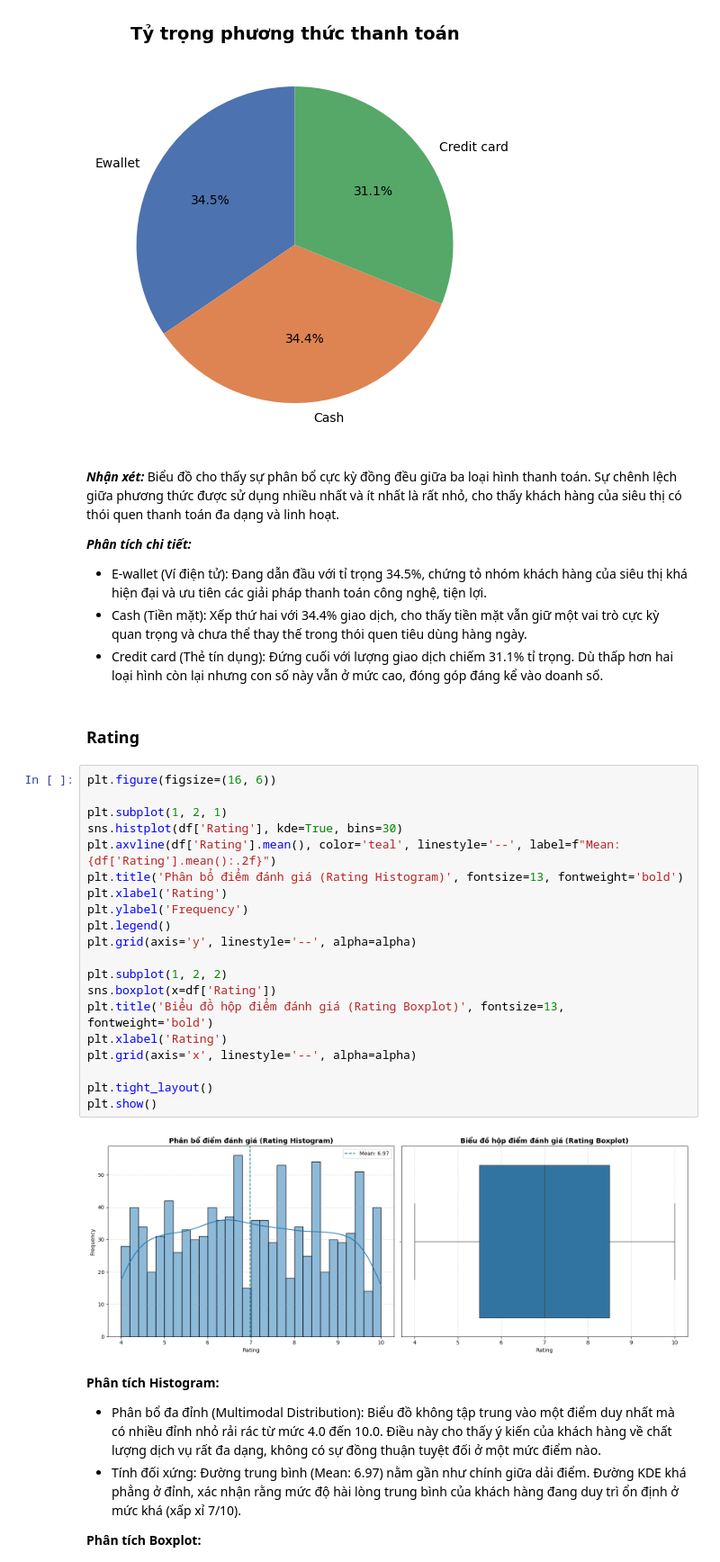
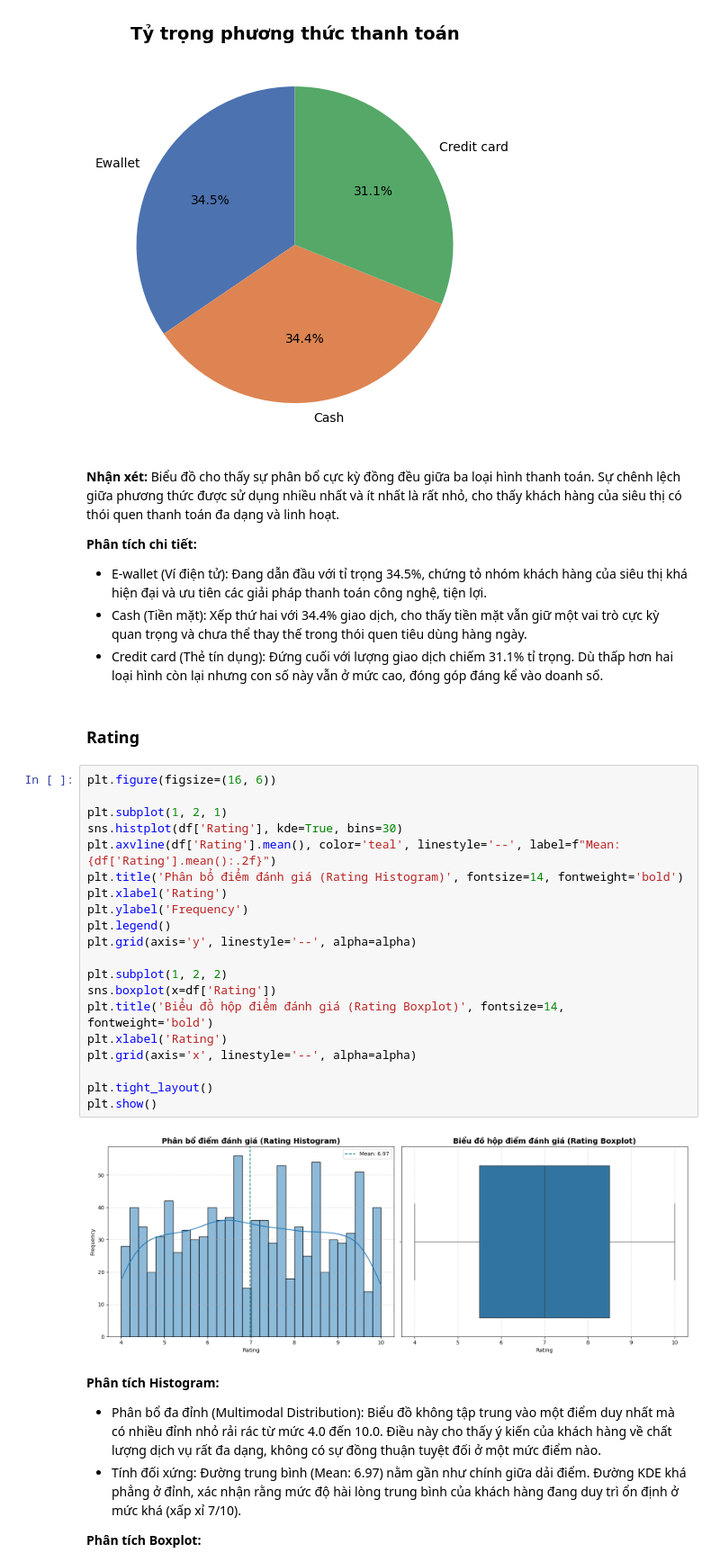
Before and after one commit to Jackxeid/Learn---MindX, a Jupyter notebook: Final Project/finalProject.ipynb, the cells around one changed output. Shown at 90% size. Cells and saved outputs as stored; diff of their text form.

```diff
--- a/Final Project/finalProject.ipynb
+++ b/Final Project/finalProject.ipynb
@@ -403,9 +403,9 @@ plt.show()
 # %% [output]
 [figure]
 # %% [markdown]
-***Nhận xét:*** Biểu đồ cho thấy sự phân bổ cực kỳ đồng đều giữa ba loại hình thanh toán. Sự chênh lệch giữa phương thức được sử dụng nhiều nhất và ít nhất là rất nhỏ, cho thấy khách hàng của siêu thị có thói quen thanh toán đa dạng và linh hoạt.
+**Nhận xét:** Biểu đồ cho thấy sự phân bổ cực kỳ đồng đều giữa ba loại hình thanh toán. Sự chênh lệch giữa phương thức được sử dụng nhiều nhất và ít nhất là rất nhỏ, cho thấy khách hàng của siêu thị có thói quen thanh toán đa dạng và linh hoạt.
 
-***Phân tích chi tiết:***
+**Phân tích chi tiết:**
 - E-wallet (Ví điện tử): Đang dẫn đầu với tỉ trọng 34.5%, chứng tỏ nhóm khách hàng của siêu thị khá hiện đại và ưu tiên các giải pháp thanh toán công nghệ, tiện lợi.
 - Cash (Tiền mặt): Xếp thứ hai với 34.4% giao dịch, cho thấy tiền mặt vẫn giữ một vai trò cực kỳ quan trọng và chưa thể thay thế trong thói quen tiêu dùng hàng ngày.
 - Credit card (Thẻ tín dụng): Đứng cuối với lượng giao dịch chiếm 31.1% tỉ trọng. Dù thấp hơn hai loại hình còn lại nhưng con số này vẫn ở mức cao, đóng góp đáng kể vào doanh số.
@@ -414,25 +414,25 @@ plt.show()
 # %%
 plt.figure(figsize=(16, 6))
 
 plt.subplot(1, 2, 1)
 sns.histplot(df['Rating'], kde=True, bins=30)
 plt.axvline(df['Rating'].mean(), color='teal', linestyle='--', label=f"Mean: {df['Rating'].mean():.2f}")
-plt.title('Phân bổ điểm đánh giá (Rating Histogram)', fontsize=13, fontweight='bold')
+plt.title('Phân bổ điểm đánh giá (Rating Histogram)', fontsize=14, fontweight='bold')
 plt.xlabel('Rating')
 plt.ylabel('Frequency')
 plt.legend()
 plt.grid(axis='y', linestyle='--', alpha=alpha)
 
 plt.subplot(1, 2, 2)
 sns.boxplot(x=df['Rating'])
-plt.title('Biểu đồ hộp điểm đánh giá (Rating Boxplot)', fontsize=13, fontweight='bold')
+plt.title('Biểu đồ hộp điểm đánh giá (Rating Boxplot)', fontsize=14, fontweight='bold')
 plt.xlabel('Rating')
 plt.grid(axis='x', linestyle='--', alpha=alpha)
 
 plt.tight_layout()
 plt.show()
 # %% [output]
-[figure, old version]
+[figure, new version]
 # %% [markdown]
 **Phân tích Histogram:**
 - Phân bổ đa đỉnh (Multimodal Distribution): Biểu đồ không tập trung vào một điểm duy nhất mà có nhiều đỉnh nhỏ rải rác từ mức 4.0 đến 10.0. Điều này cho thấy ý kiến của khách hàng về chất lượng dịch vụ rất đa dạng, không có sự đồng thuận tuyệt đối ở một mức điểm nào.
```
Also changed, not shown: parts of 5 cells of this notebook.
